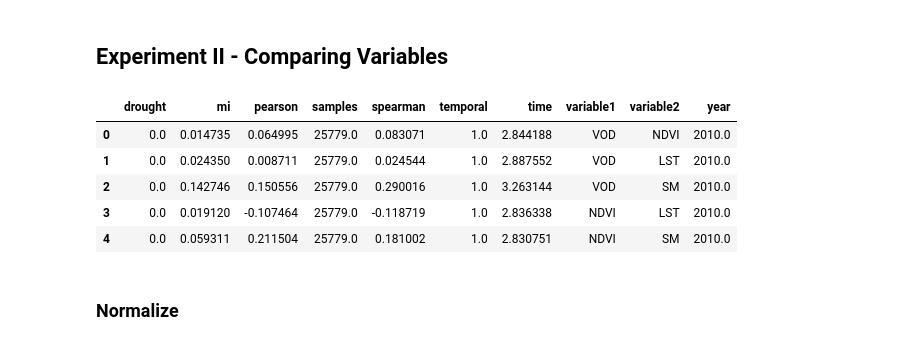
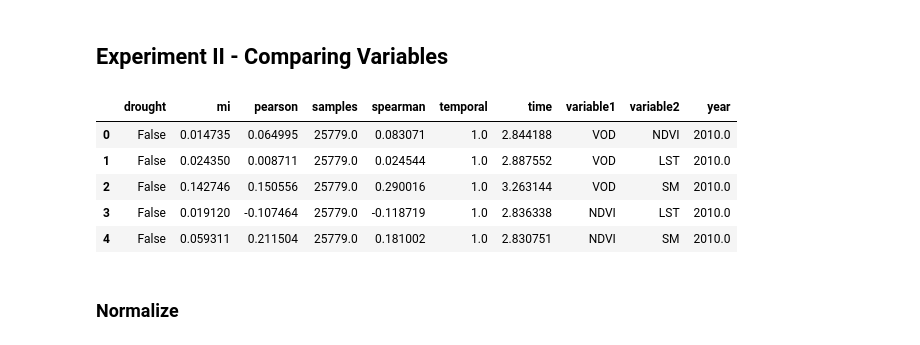
Before and after one commit to jejjohnson/rbig_eo, a Jupyter notebook: notebooks/drought/visualization.ipynb, the cells around one changed output. Saved outputs shown, nothing was run; the diff lists cells and outputs as text; code cells hidden in the pictures.

```diff
--- a/notebooks/drought/visualization.ipynb
+++ b/notebooks/drought/visualization.ipynb
@@ -219,14 +230,15 @@ plot_tc(data, normalized=True, save=False, drought=False)
 ## Experiment II - Comparing Variables
 # %%
 data_group = pd.read_csv(DATA_PATH + datasets[1], index_col=[0])
+data_group['drought'] = np.where(data_group['drought']==1, True, False)
 data_group.head()
 # %% [output]
 |  | drought | mi | pearson | samples | spearman | temporal | time | variable1 | variable2 | year |
-| 0 | 0.0 | 0.014735 | 0.064995 | 25779.0 | 0.083071 | 1.0 | 2.844188 | VOD | NDVI | 2010.0 |
-| 1 | 0.0 | 0.024350 | 0.008711 | 25779.0 | 0.024544 | 1.0 | 2.887552 | VOD | LST | 2010.0 |
-| 2 | 0.0 | 0.142746 | 0.150556 | 25779.0 | 0.290016 | 1.0 | 3.263144 | VOD | SM | 2010.0 |
-| 3 | 0.0 | 0.019120 | -0.107464 | 25779.0 | -0.118719 | 1.0 | 2.836338 | NDVI | LST | 2010.0 |
-| 4 | 0.0 | 0.059311 | 0.211504 | 25779.0 | 0.181002 | 1.0 | 2.830751 | NDVI | SM | 2010.0 |
+| 0 | False | 0.014735 | 0.064995 | 25779.0 | 0.083071 | 1.0 | 2.844188 | VOD | NDVI | 2010.0 |
+| 1 | False | 0.024350 | 0.008711 | 25779.0 | 0.024544 | 1.0 | 2.887552 | VOD | LST | 2010.0 |
+| 2 | False | 0.142746 | 0.150556 | 25779.0 | 0.290016 | 1.0 | 3.263144 | VOD | SM | 2010.0 |
+| 3 | False | 0.019120 | -0.107464 | 25779.0 | -0.118719 | 1.0 | 2.836338 | NDVI | LST | 2010.0 |
+| 4 | False | 0.059311 | 0.211504 | 25779.0 | 0.181002 | 1.0 | 2.830751 | NDVI | SM | 2010.0 |
 # %% [markdown]
 ### Normalize
 # %%
```
Also changed, not shown: parts of 65 cells of this notebook.
